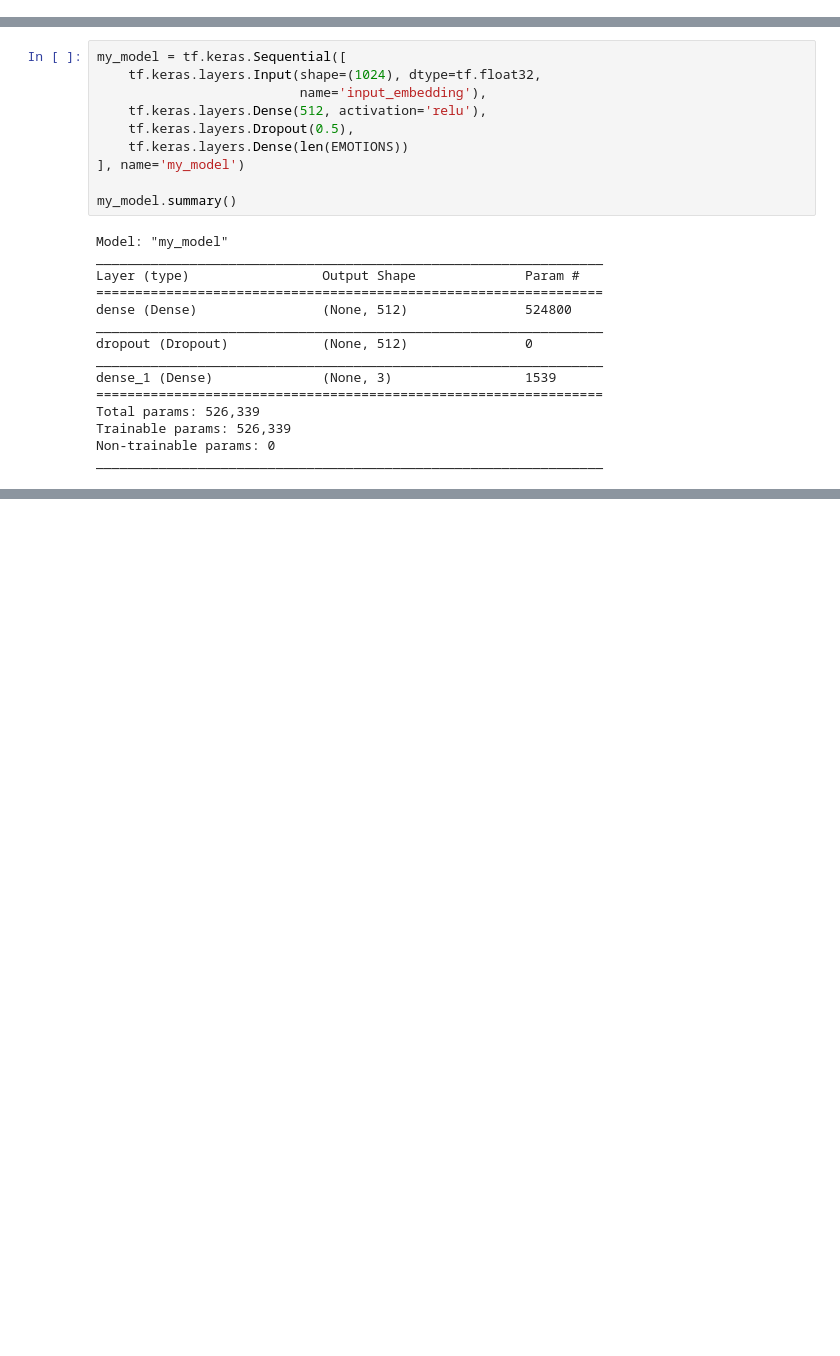
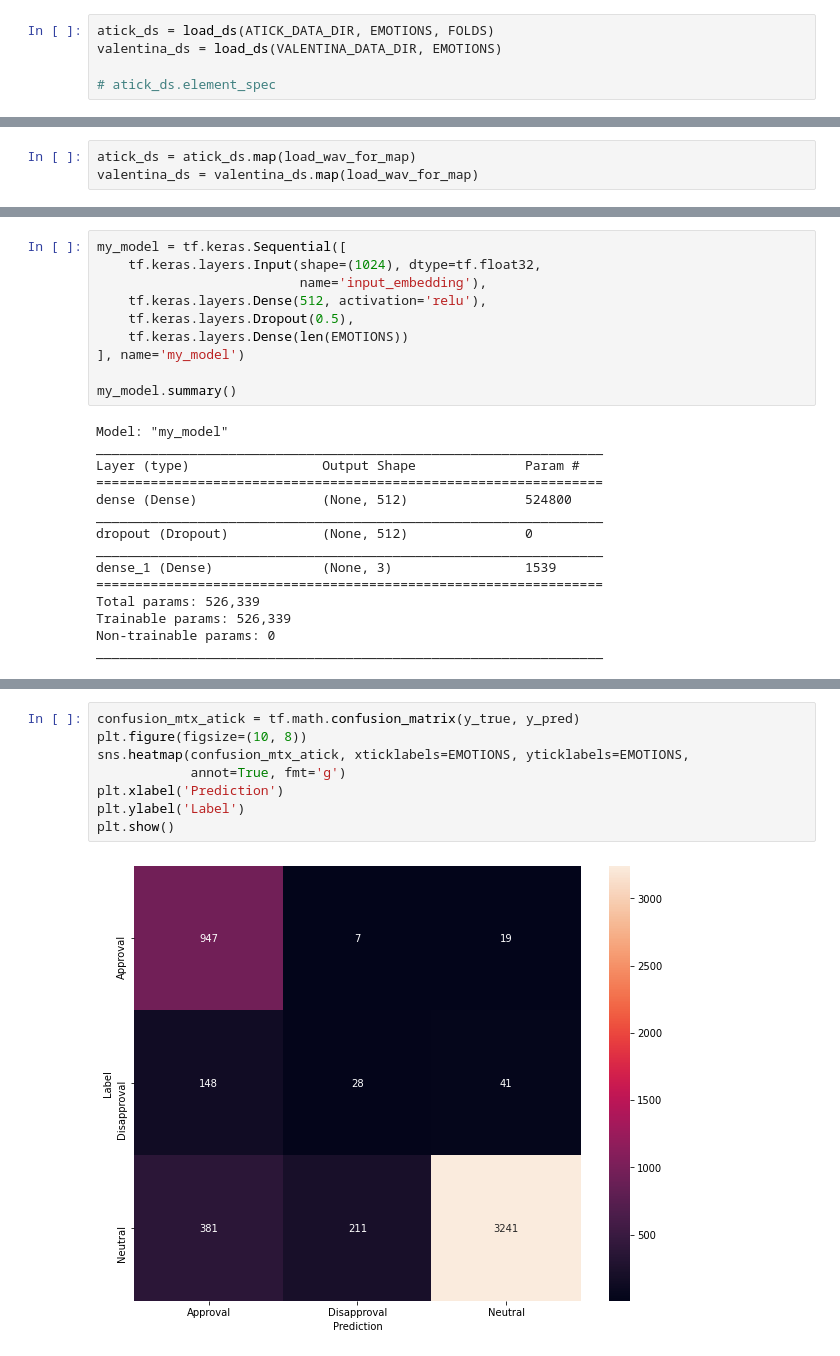
Before and after one commit to atick-faisal/Crowd-Emotion, a Jupyter notebook: src_v4/CE_TE_YAMNET_v4.ipynb, the cells around one changed output, grey strips where cells are left out. Cells and saved outputs as stored; diff of their text form; blank space fills up the shorter version.

```diff
--- a/src_v4/CE_TE_YAMNET_v4.ipynb
+++ b/src_v4/CE_TE_YAMNET_v4.ipynb
@@ -134,0 +114,5 @@ test_ds.element_spec
+# %%
+atick_ds = load_ds(ATICK_DATA_DIR, EMOTIONS, FOLDS)
+valentina_ds = load_ds(VALENTINA_DATA_DIR, EMOTIONS)
+
+# atick_ds.element_spec
@@ -135 +126,4 @@ test_ds.element_spec
+# %%
+atick_ds = atick_ds.map(load_wav_for_map)
+valentina_ds = valentina_ds.map(load_wav_for_map)
 # %%
@@ -263 +294,11 @@ plt.show()
+# %%
+confusion_mtx_atick = tf.math.confusion_matrix(y_true, y_pred)
+plt.figure(figsize=(10, 8))
+sns.heatmap(confusion_mtx_atick, xticklabels=EMOTIONS, yticklabels=EMOTIONS,
+            annot=True, fmt='g')
+plt.xlabel('Prediction')
+plt.ylabel('Label')
+plt.show()
+# %% [output]
+[figure, added]
 # %%
```
Also changed, not shown: parts of 31 cells of this notebook.
